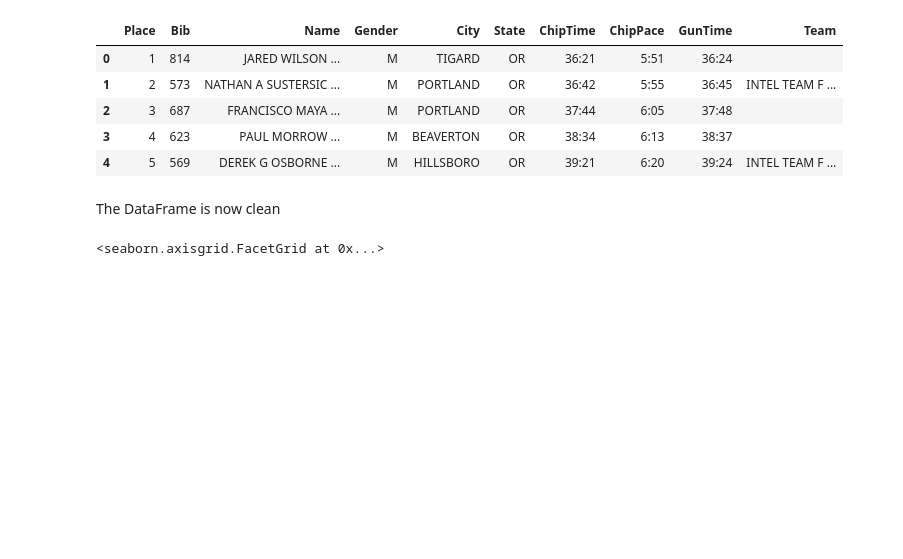
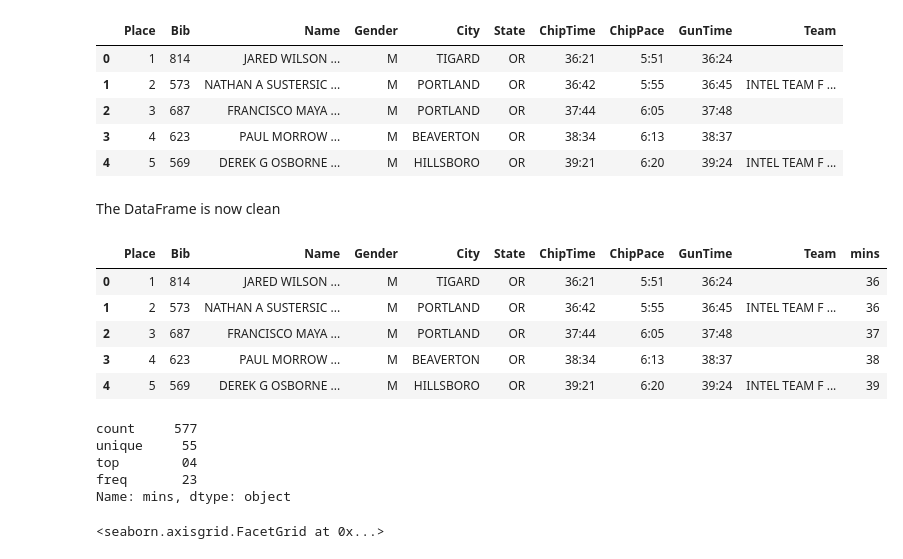
Before and after one commit to npatel115/MyProjects, a Jupyter notebook: Web Scraping 1.ipynb, the cells around one changed output. Cells and saved outputs as stored; diff of their text form; code cells hidden in the pictures; blank space fills up the shorter version.

```diff
--- a/Web Scraping 1.ipynb
+++ b/Web Scraping 1.ipynb
@@ -321,6 +321,27 @@ df8.head()
 | 4 | 5 | 569 | DEREK G OSBORNE ... | M | HILLSBORO | OR | 39:21 | 6:20 | 39:24 | INTEL TEAM F ... |
 # %% [markdown]
 The DataFrame is now clean
+# %%
+#Adding a mins column for analysis and visualisation
+#slicing the minutes only off the chiptime cells
+df8['mins'] = df8.ChipTime.str.slice(-5,-3)
+
+df8.head()
+# %% [output]
+|  | Place | Bib | Name | Gender | City | State | ChipTime | ChipPace | GunTime | Team | mins |
+| 0 | 1 | 814 | JARED WILSON ... | M | TIGARD | OR | 36:21 | 5:51 | 36:24 |  | 36 |
+| 1 | 2 | 573 | NATHAN A SUSTERSIC ... | M | PORTLAND | OR | 36:42 | 5:55 | 36:45 | INTEL TEAM F ... | 36 |
+| 2 | 3 | 687 | FRANCISCO MAYA ... | M | PORTLAND | OR | 37:44 | 6:05 | 37:48 |  | 37 |
+| 3 | 4 | 623 | PAUL MORROW ... | M | BEAVERTON | OR | 38:34 | 6:13 | 38:37 |  | 38 |
+| 4 | 5 | 569 | DEREK G OSBORNE ... | M | HILLSBORO | OR | 39:21 | 6:20 | 39:24 | INTEL TEAM F ... | 39 |
+# %%
+df8['mins'].describe()
+# %% [output]
+count     577
+unique     55
+top        04
+freq       23
+Name: mins, dtype: object
 # %%
 #Counting how many males and females there are
 sns.factorplot('Gender',data=df8,kind='count',palette='summer')
```
Also changed, not shown: parts of 4 cells of this notebook.
